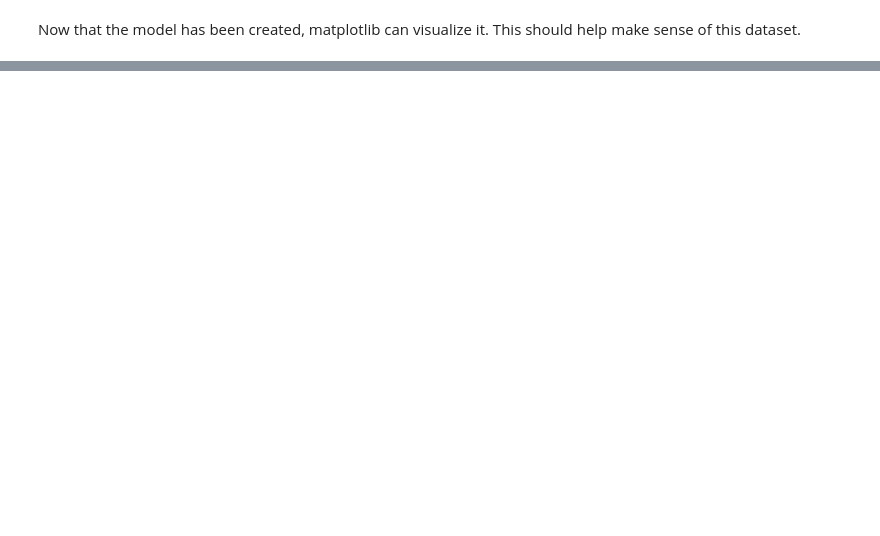
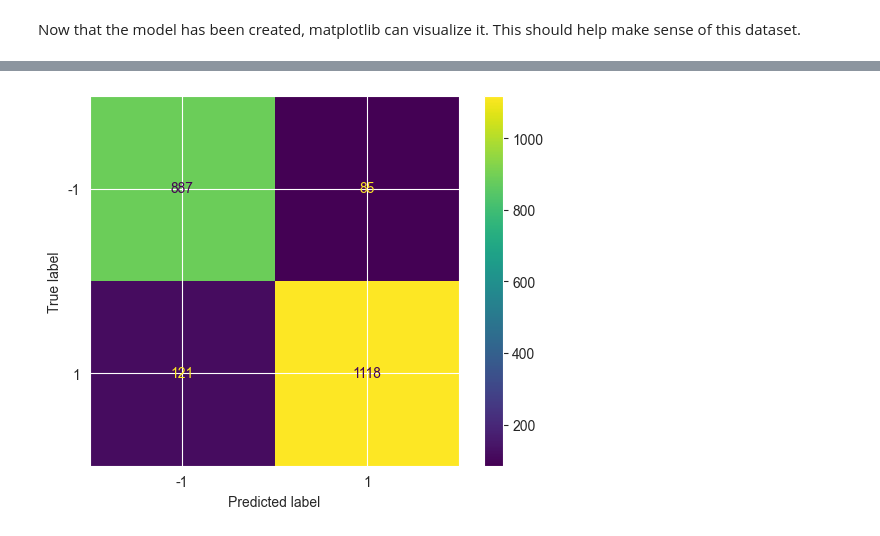
Before and after one commit to WelehoBRUDER/MetropoliaAMK-data-handling, a Jupyter notebook: task-3/main.ipynb, the cells around one changed output, grey strips where cells are left out. Cells and saved outputs as stored; diff of their text form; code cells hidden in the pictures; blank space fills up the shorter version.

```diff
--- a/task-3/main.ipynb
+++ b/task-3/main.ipynb
@@ -57,0 +78,7 @@ plt.show()
+# %%
+from sklearn.metrics import ConfusionMatrixDisplay
+
+# display confusion matrix
+disp = ConfusionMatrixDisplay.from_estimator(model, X_test, y_test)
+# %% [output]
+[figure, added]
```
Also changed, not shown: parts of 6 cells of this notebook.
